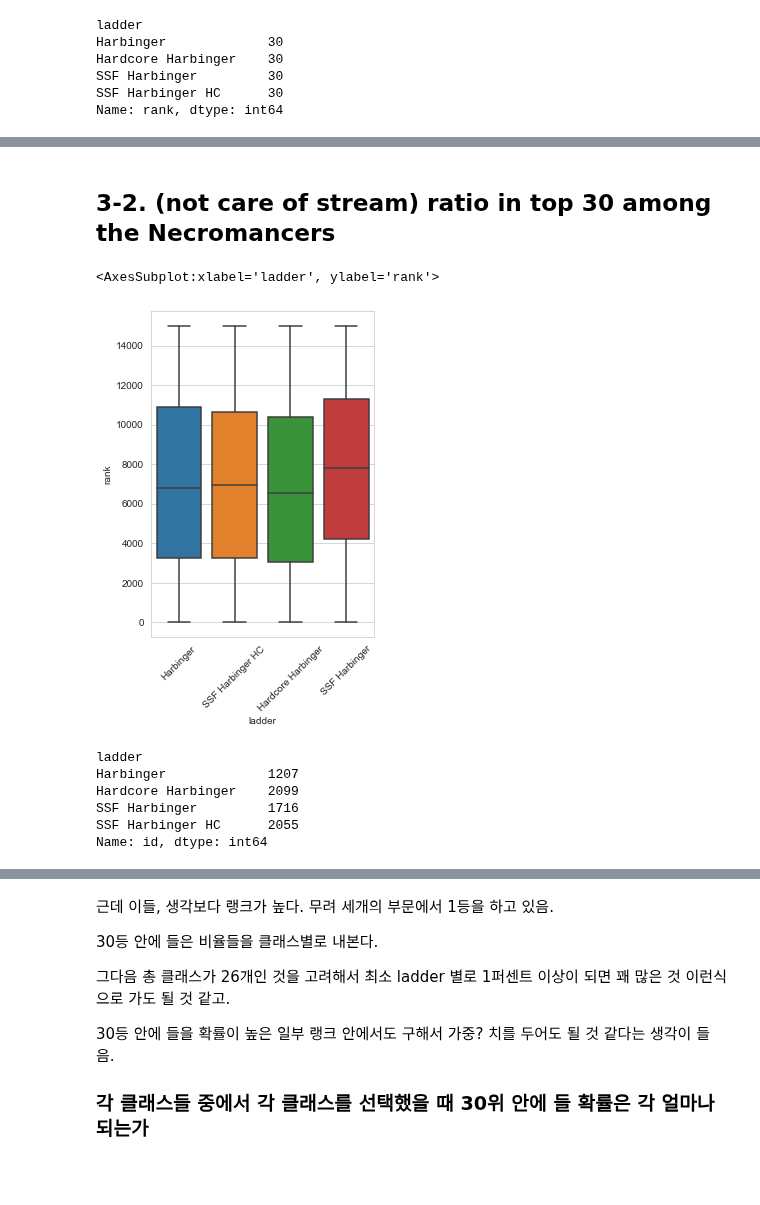
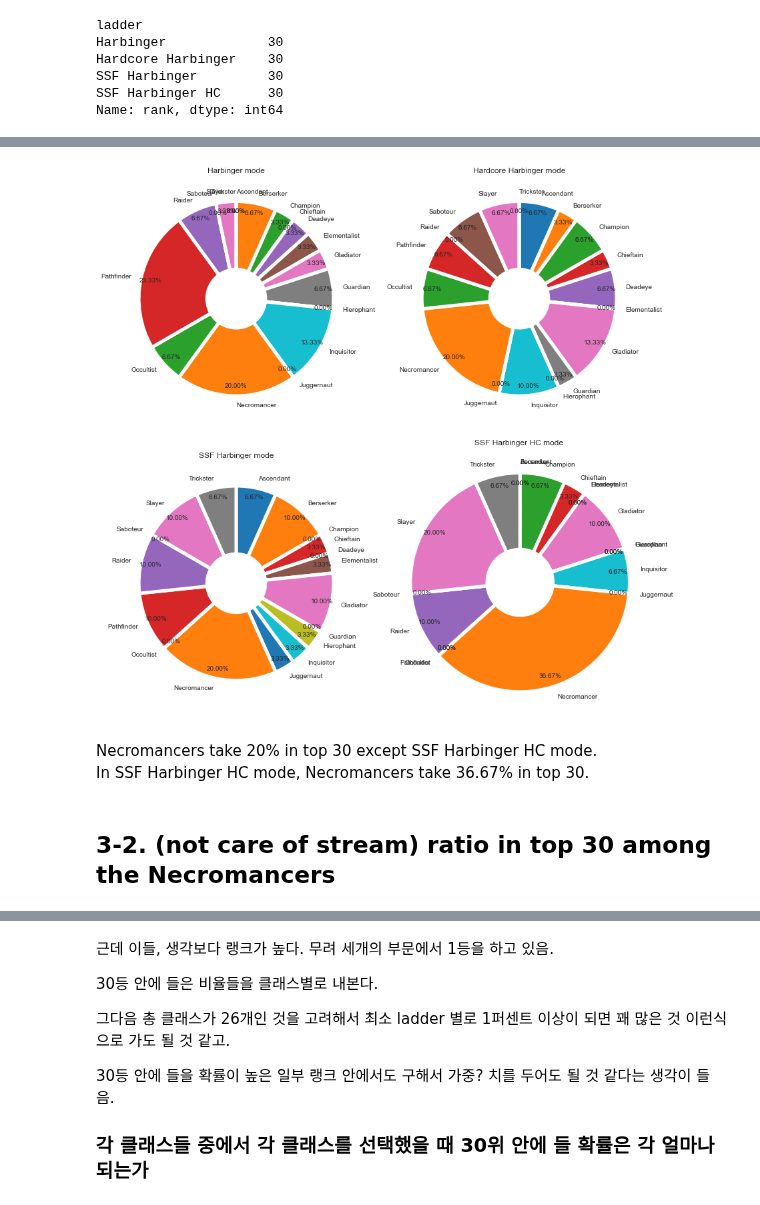
Before and after one commit to Angela-Park-JE/TIL_ver1, a Jupyter notebook: ToyPJT-POE_user/POE_rankers_analysis.ipynb, the cells around one changed output, grey strips where cells are left out. Drawn from its saved outputs; the diff is of its cells as text; code cells hidden in the pictures; blank space fills up the shorter version.

```diff
--- a/ToyPJT-POE_user/POE_rankers_analysis.ipynb
+++ b/ToyPJT-POE_user/POE_rankers_analysis.ipynb
@@ -1001,2 +870,39 @@ In SSF Harbinger HC mode, Necromancers take 36.67% in top 30.
+# %%
+# make for repeatation for visualization
+df_30pi = df[df['rank'] <=30].pivot_table(columns = 'ladder', index = 'class',
+                                aggfunc = 'count', fill_value = 0)['id'] / 30*100
+# ratio list making : each ladder
+ratio_list = []
+for i in list(df_30pi.columns):
+    ratio = df_30pi[i]
+    ratio_list.append(ratio)
+
+
+# use ratio and labels to plt code
+labels = df_30pi.index
+wedgeprops={'width': 0.7, 'edgecolor': 'w', 'linewidth': 5}
+fig, ax = plt.subplots(2, 2, squeeze=True, figsize = (12, 12))
+plt.subplot(2,2,1)
+plt.pie(ratio_list[0], labels=labels, autopct='%.2f%%', startangle=90, counterclock=False, wedgeprops=wedgeprops, pctdistance=0.9)
+plt.subplot(2,2,2)
+plt.pie(ratio_list[1], labels=labels, autopct='%.2f%%', startangle=90, counterclock=False, wedgeprops=wedgeprops, pctdistance=0.9)
+plt.subplot(2,2,3)
+plt.pie(ratio_list[2], labels=labels, autopct='%.2f%%', startangle=90, counterclock=False, wedgeprops=wedgeprops, pctdistance=0.9)
+plt.subplot(2,2,4)
+plt.pie(ratio_list[3], labels=labels, autopct='%.2f%%', startangle=90, counterclock=False, wedgeprops=wedgeprops, pctdistance=0.9)
+
+# set the each pie chart title
+ax[0, 0].set_title("{} mode".format(list(df_30pi.columns)[0]))
+ax[0, 1].set_title("{} mode".format(list(df_30pi.columns)[1]))
+ax[1, 0].set_title("{} mode".format(list(df_30pi.columns)[2]))
+ax[1, 1].set_title("{} mode".format(list(df_30pi.columns)[3]))
+fig.tight_layout()
+plt.axis('equal')
+plt.show()
+# %% [output]
+[figure, added]
+# %% [markdown]
+Necromancers take 20% in top 30 except SSF Harbinger HC mode.
+In SSF Harbinger HC mode, Necromancers take 36.67% in top 30.
 # %% [markdown]
 ## 3-2. (not care of stream) ratio in top 30 among the Necromancers
@@ -1006,20 +908,0 @@ df_Nec30 = df_Nec[df_Nec['rank']<=30]
-# %%
-# Necromancers rank boxplot by ladder
-
-plt.figure(figsize=(4,6))
-plt.xticks(rotation=45, fontsize=10)
-sns.boxplot(data = df_Nec, x = 'ladder', y = 'rank')
-# %% [output]
-<AxesSubplot:xlabel='ladder', ylabel='rank'>
-[figure, removed]
-# %%
-# All Necromancers by ladder
-
-df_Nec.groupby('ladder')['id'].count()
-# %% [output]
-ladder
-Harbinger             1207
-Hardcore Harbinger    2099
-SSF Harbinger         1716
-SSF Harbinger HC      2055
-Name: id, dtype: int64
```
Also changed, not shown: parts of 41 cells of this notebook.
